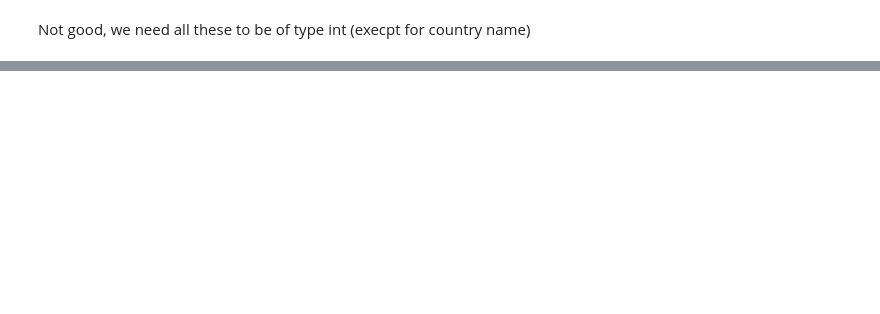
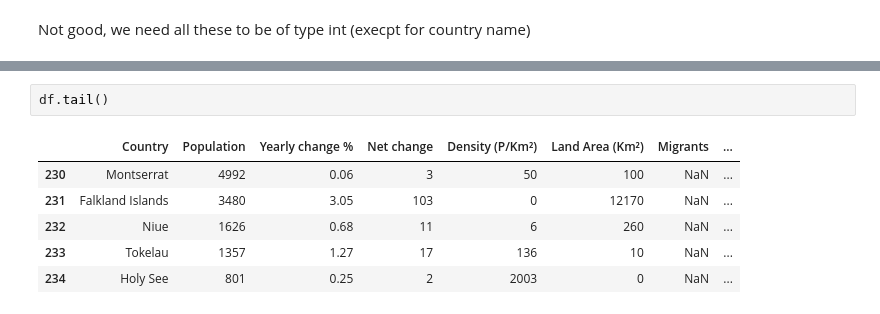
Before and after one commit to casual-lemon/intro-into-ds, a Jupyter notebook: Code Example.ipynb, the cells around one changed output, grey strips where cells are left out. Drawn from its saved outputs; the diff is of its cells as text; blank space fills up the shorter version.

```diff
--- a/Code Example.ipynb
+++ b/Code Example.ipynb
@@ -81,0 +98,9 @@ df.loc[:,'Population':].apply()
+# %%
+df.tail()
+# %% [output]
+|  | Country | Population | Yearly change % | Net change | Density (P/Km²) | Land Area (Km²) | Migrants | ... |
+| 230 | Montserrat | 4992 | 0.06 | 3 | 50 | 100 | NaN | ... |
+| 231 | Falkland Islands | 3480 | 3.05 | 103 | 0 | 12170 | NaN | ... |
+| 232 | Niue | 1626 | 0.68 | 11 | 6 | 260 | NaN | ... |
+| 233 | Tokelau | 1357 | 1.27 | 17 | 136 | 10 | NaN | ... |
+| 234 | Holy See | 801 | 0.25 | 2 | 2003 | 0 | NaN | ... |
```
Also changed, not shown: parts of 22 cells of this notebook.
